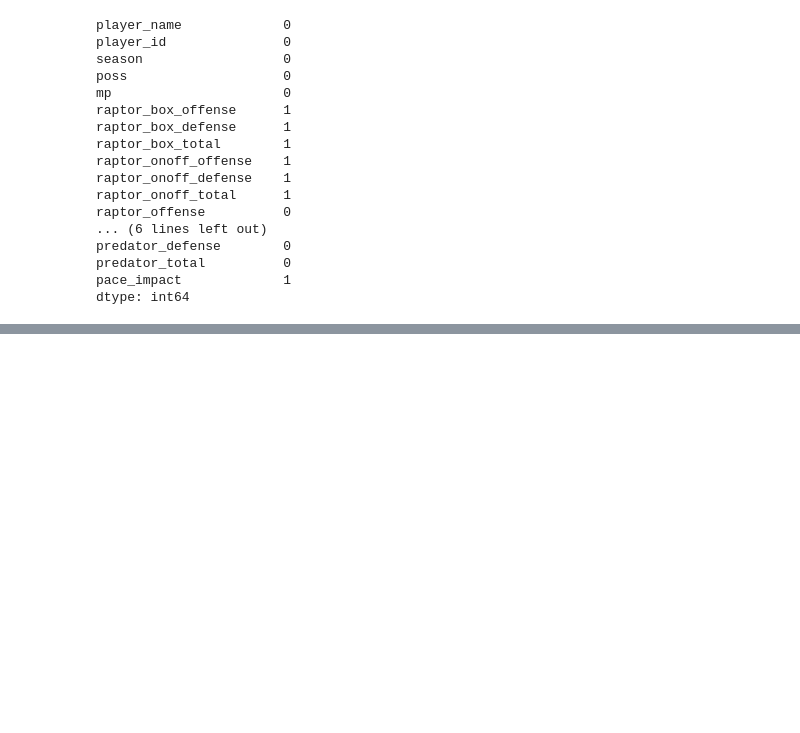
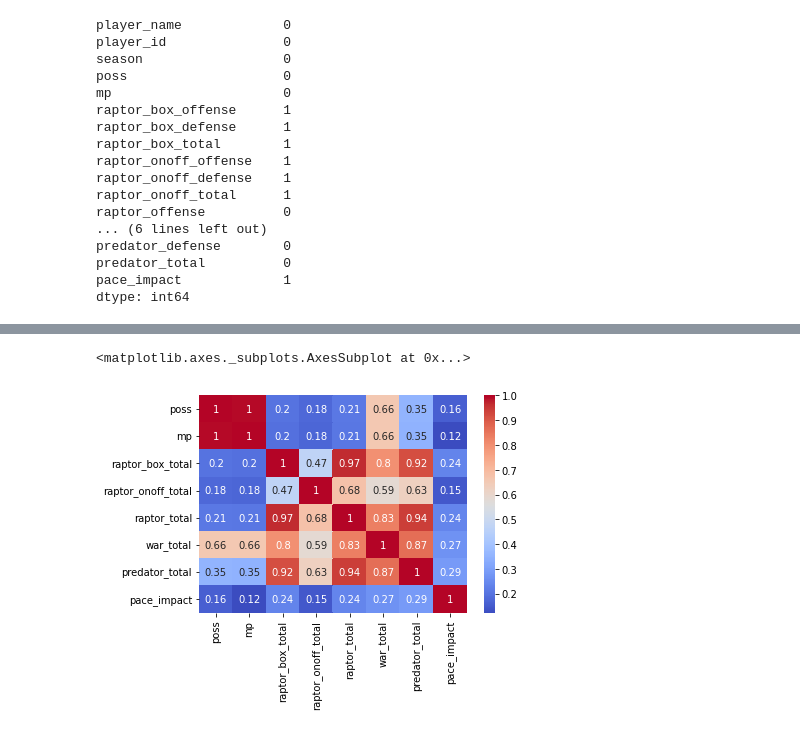
Before and after one commit to acafiero/sports-project2, a Jupyter notebook: Cafiero_Project_2.ipynb, the cells around one changed output, grey strips where cells are left out. Saved outputs shown, nothing was run; the diff lists cells and outputs as text; code cells hidden in the pictures; blank space fills up the shorter version.

```diff
--- a/Cafiero_Project_2.ipynb
+++ b/Cafiero_Project_2.ipynb
@@ -105,10 +118,10 @@ predator_total          0
 pace_impact             1
 dtype: int64
 # %%
-df.dropna(subset=['raptor_box_offense', 'raptor_box_defense', 'raptor_box_total', 'raptor_onoff_offense', 'raptor_onoff_defense', 'raptor_onoff_total', 'pace_impact'], inplace=True)
+df.dropna()
 df.isna().sum()
 
-## selected all the rows that had missing values and dropped them from the dataframe
+## dropped all rows missing values from the dataframe
 # %% [output]
 player_name             0
 player_id               0
@@ -129 +142,4 @@ pace_impact             0
 dtype: int64
+# %%
+df.drop(['player_id', 'season', 'raptor_box_offense', 'raptor_box_defense', 'raptor_onoff_offense', 'raptor_onoff_defense', 'raptor_offense', 'raptor_defense',  'war_reg_season', 'war_playoffs', 'predator_offense', 'predator_defense'], axis=1, inplace=True)
+df.head()
@@ -129,0 +153,3 @@ dtype: int64
+# %%
+df = df.loc[df['war_total'] >= 1]
+df
@@ -129,0 +199,8 @@ dtype: int64
+# %%
+corr = df.corr()
+sns.heatmap(corr, cmap = 'coolwarm', annot = True)
+
+## we can see total WAR and total RAPTOR have a fairly close correlation
+# %% [output]
+<matplotlib.axes._subplots.AxesSubplot at 0x...>
+[figure, added]
```
Also changed, not shown: parts of 30 cells of this notebook.
